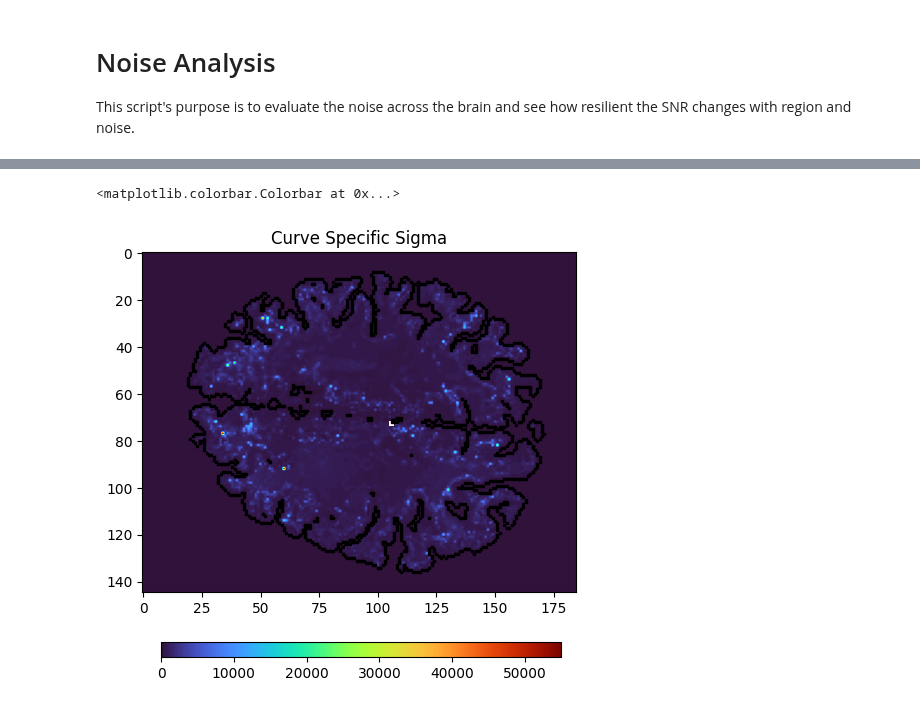
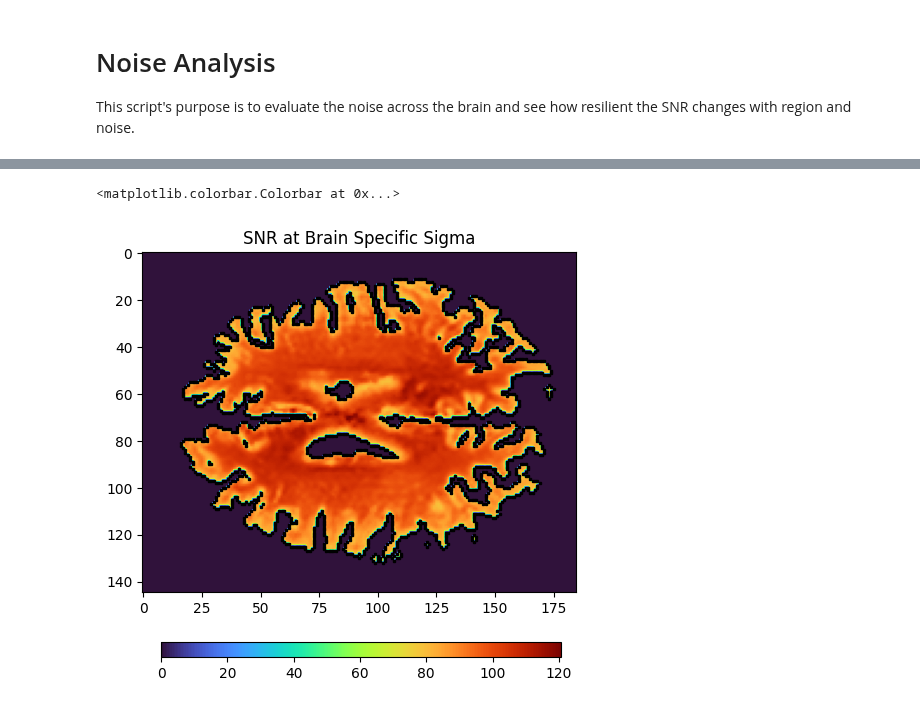
Before and after one commit to Griffin997/Regularization, a Jupyter notebook: General_AuxiliaryTests/Standard_Noise_Analysis.ipynb, the cells around one changed output, grey strips where cells are left out. Cells and saved outputs as stored; diff of their text form; code cells hidden in the pictures.

Commit message:
code for calculating SNR value for brain

```diff
--- a/General_AuxiliaryTests/Standard_Noise_Analysis.ipynb
+++ b/General_AuxiliaryTests/Standard_Noise_Analysis.ipynb
@@ -18,4 +18,18 @@ import pickle
 import pandas as pd
 import sys
 import os
+# %%
+save_SNR_opt = False
+new_region = False
+
+slice_num = 5
+pat_id = "BLSA_1935_06_MCIAD_m79"
+
+cwd_temp = os.getcwd()
+base_file = 'Regularization'
+cwd_full = cwd_temp.split(base_file, 1)[0]
+
+path = f'{cwd_full}{base_file}/MB_References/{pat_id}/SNR_info.pkl'
+
+isFile = os.path.isfile(path)
 # %%
@@ -96,0 +112,19 @@ def calculate_brain_SNR(raw, region):
+# %%
+I_data = mask_data(I_raw, mask_amplitude)
+
+if not isFile:
+    noise_set = I_data[vert1:vert2,hori1:hori2,-1]
+    sigma = np.std(noise_set[noise_set != 0])
+    noise_floor = np.mean(np.abs(noise_set[noise_set != 0]))
+print(f'sigma = {sigma}')
+
+init_set_raw = I_raw[vert1:vert2,hori1:hori2,0]
+S_0_raw = np.mean(init_set_raw[init_set_raw != 0])
+print(f'Initial Raw Signal = {S_0_raw}')
+
+init_set = I_data[vert1:vert2,hori1:hori2,0]
+S_0 = np.mean(init_set[init_set != 0])
+print(f'Initial Signal = {S_0}')
+
+brain_SNR = S_0/sigma
+print(f'Brain SNR = {brain_SNR}')
@@ -193,14 +227,6 @@ sigma = np.std(noise_set[noise_set != 0])
 # %%
 rand_x = [random.randint(h1, h2) for _ in range(3)]
 rand_y = [random.randint(v1, v2) for _ in range(3)]
-
-fig, ax = plt.subplots(1,3, tight_layout=True, figsize=(10,4))
-fig.suptitle('Example Signals - Curve Specific Sigma')
-for i in range(3):
-    ax[i].plot(tdata, I_data[rand_y[i], rand_x[i], :], ls = '-', marker = 'o', color = 'k')
-    ax[i].set_title(f"X = {rand_x[i]} :: Y = {rand_y[i]} :: SNR = {I_data[rand_y[i], rand_x[i], 0]/(np.std(I_data[rand_y[i], rand_x[i], -3:])): .2f}")
-    ax[i].set_ylabel('Signal Amplitude')
-    ax[i].set_xlabel('Echo Time (TE) [ms]')
 
 fig, ax = plt.subplots(1,3, tight_layout=True, figsize=(10,4))
 fig.suptitle('Example Signals - Brain Specific Sigma')
@@ -223,17 +248,17 @@ ax.plot(rand_x, rand_y, ls = '', color = 'r', marker = 'o')
 # %%
 SNR_array = np.zeros((I_data.shape[0],I_data.shape[1]))
 
 
 for i in range(len(x_vals)):
-    SNR_array[y_vals[i],x_vals[i]] = I_data[y_vals[i], x_vals[i], 0]/np.std(I_data[y_vals[i], x_vals[i], -3:])
+    SNR_array[y_vals[i],x_vals[i]] = I_data[y_vals[i], x_vals[i], 0]/sigma
 
 fig, ax = plt.subplots(1,1,figsize=(5,5),tight_layout=True)
 imc1 = ax.imshow(SNR_array, cmap = 'turbo')
 outline_indices = np.where(brain_outline == 1)
 ax.plot(outline_indices[1],outline_indices[0], color = 'k', marker = 's', ls = '', markersize = 1.5)
 cbar_ax = fig.add_axes([0.14, 0.03, 0.8, 0.03])
-ax.set_title("Curve Specific Sigma")
+ax.set_title("SNR at Brain Specific Sigma")
 fig.colorbar(imc1, ax=ax, cax=cbar_ax, orientation = 'horizontal', fraction=0.046, pad=0.04)
 # %% [output]
 <matplotlib.colorbar.Colorbar at 0x...>
-[figure, old version]
+[figure, new version]
```
Also changed, not shown: parts of 11 cells of this notebook.
